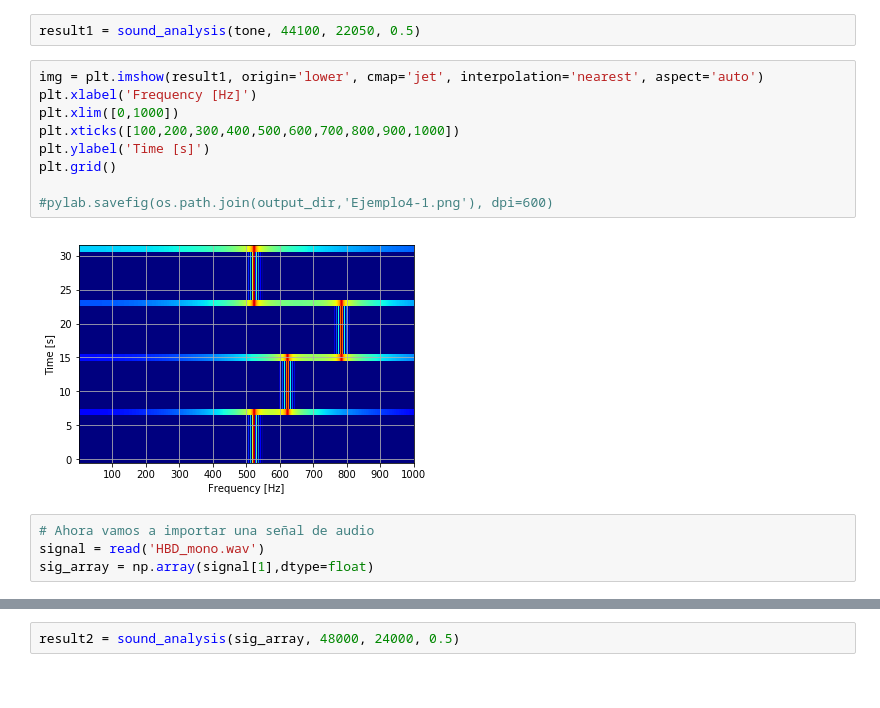
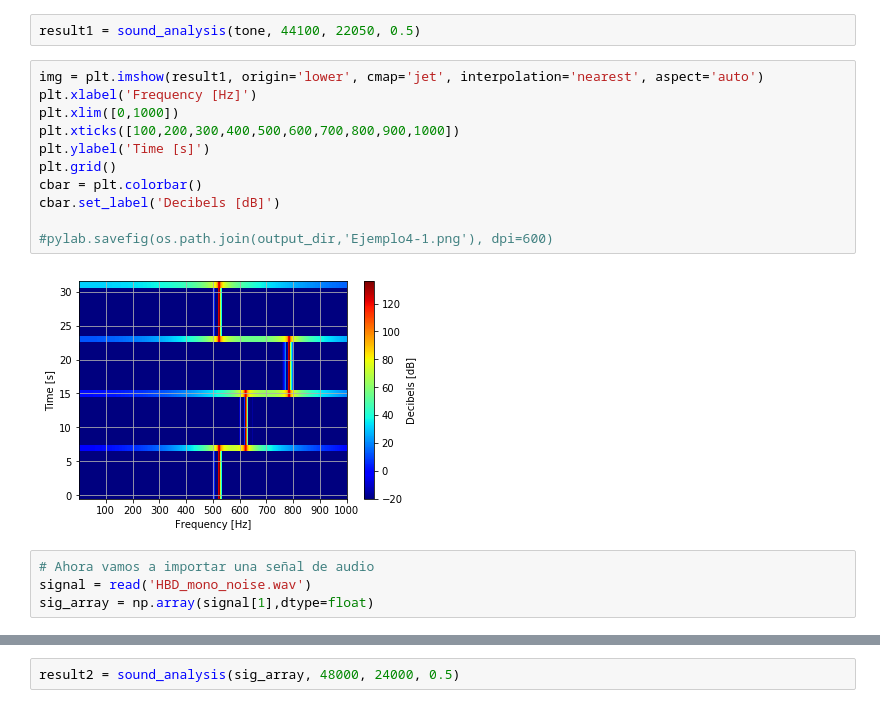
Before and after one commit to drodriguez32/Herramientas-Computacionales, a Jupyter notebook: 04_Taller_04/Taller_04.ipynb, the cells around one changed output, grey strips where cells are left out. Drawn from its saved outputs; the diff is of its cells as text.

```diff
--- a/04_Taller_04/Taller_04.ipynb
+++ b/04_Taller_04/Taller_04.ipynb
@@ -392,17 +392,19 @@ result1 = sound_analysis(tone, 44100, 22050, 0.5)
 # %%
 img = plt.imshow(result1, origin='lower', cmap='jet', interpolation='nearest', aspect='auto')
 plt.xlabel('Frequency [Hz]')
 plt.xlim([0,1000])
 plt.xticks([100,200,300,400,500,600,700,800,900,1000])
 plt.ylabel('Time [s]')
 plt.grid()
+cbar = plt.colorbar()
+cbar.set_label('Decibels [dB]')
 
 #pylab.savefig(os.path.join(output_dir,'Ejemplo4-1.png'), dpi=600)
 # %% [output]
-[figure, old version]
+[figure, new version]
 # %%
 # Ahora vamos a importar una señal de audio
-signal = read('HBD_mono.wav')
+signal = read('HBD_mono_noise.wav')
 sig_array = np.array(signal[1],dtype=float)
 # %%
 tn = linspace(0,20,len(sig_array))
```
Also changed, not shown: parts of 17 cells of this notebook, 24 other files.
